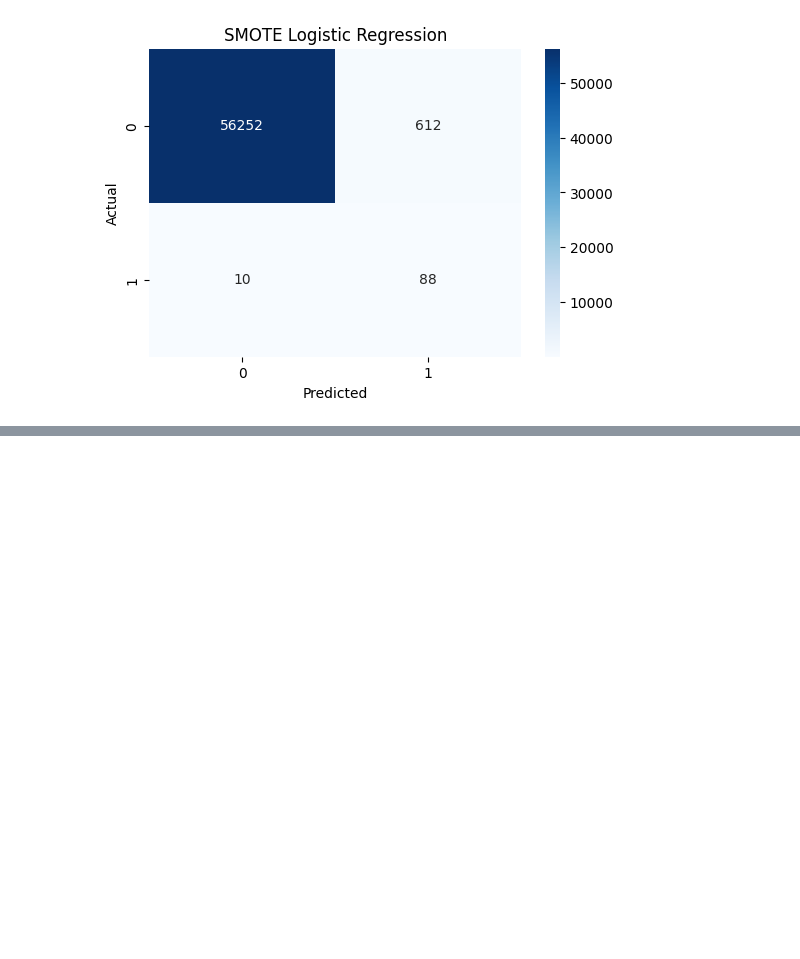
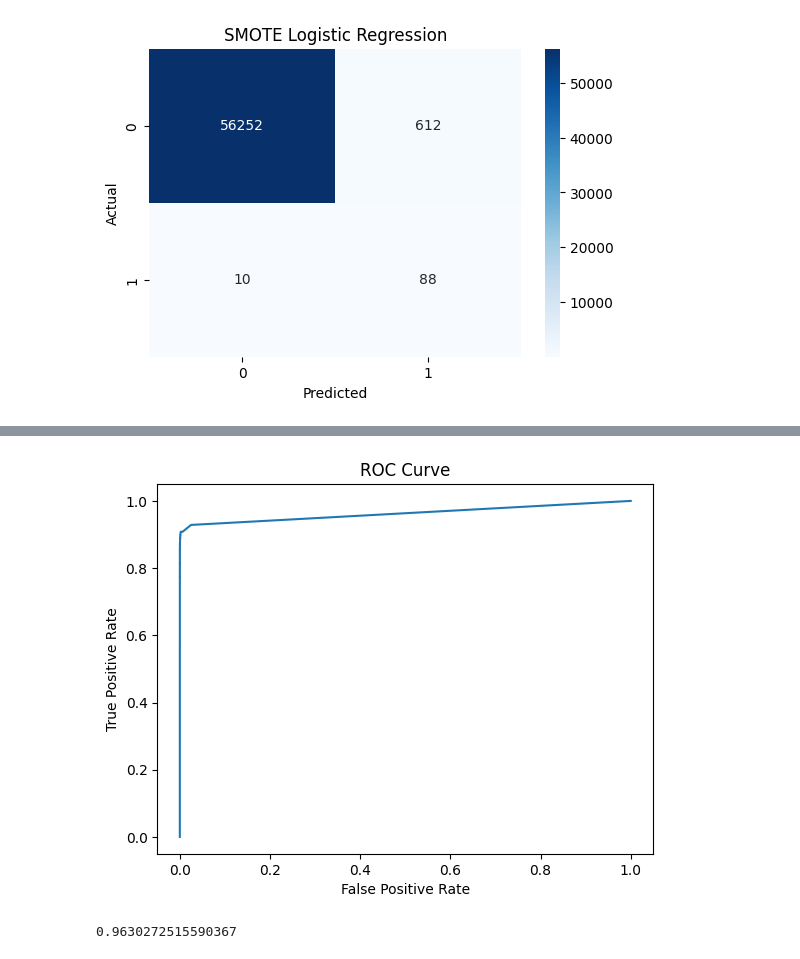
Before and after one commit to MohammedKaif1154/fraud-detection-mlops, a Jupyter notebook: 01_EDA_Fraud_Analysis.ipynb, the cells around one changed output, grey strips where cells are left out. Cells and saved outputs as stored; diff of their text form; code cells hidden in the pictures; blank space fills up the shorter version.

```diff
--- a/01_EDA_Fraud_Analysis.ipynb
+++ b/01_EDA_Fraud_Analysis.ipynb
@@ -324,0 +448,3 @@ plt.show()
+# %%
+### STEP 1 — Get Prediction Probabilities
+y_prob = rf_model.predict_proba(X_test)[:, 1]
@@ -324,0 +469,20 @@ plt.show()
+# %%
+## Step 4 - ROC Curve
+from sklearn.metrics import roc_curve, auc
+import matplotlib.pyplot as plt
+
+fpr, tpr, thresholds = roc_curve(y_test, y_prob)
+
+plt.plot(fpr, tpr)
+plt.xlabel("False Positive Rate")
+plt.ylabel("True Positive Rate")
+plt.title("ROC Curve")
+plt.show()
+# %% [output]
+[figure, added]
+# %%
+ ## Step 5 - AUC Score
+from sklearn.metrics import roc_auc_score
+roc_auc_score(y_test, y_prob)
+# %% [output]
+0.9630272515590367
```
Also changed, not shown: parts of 19 cells of this notebook, 1 other file.
